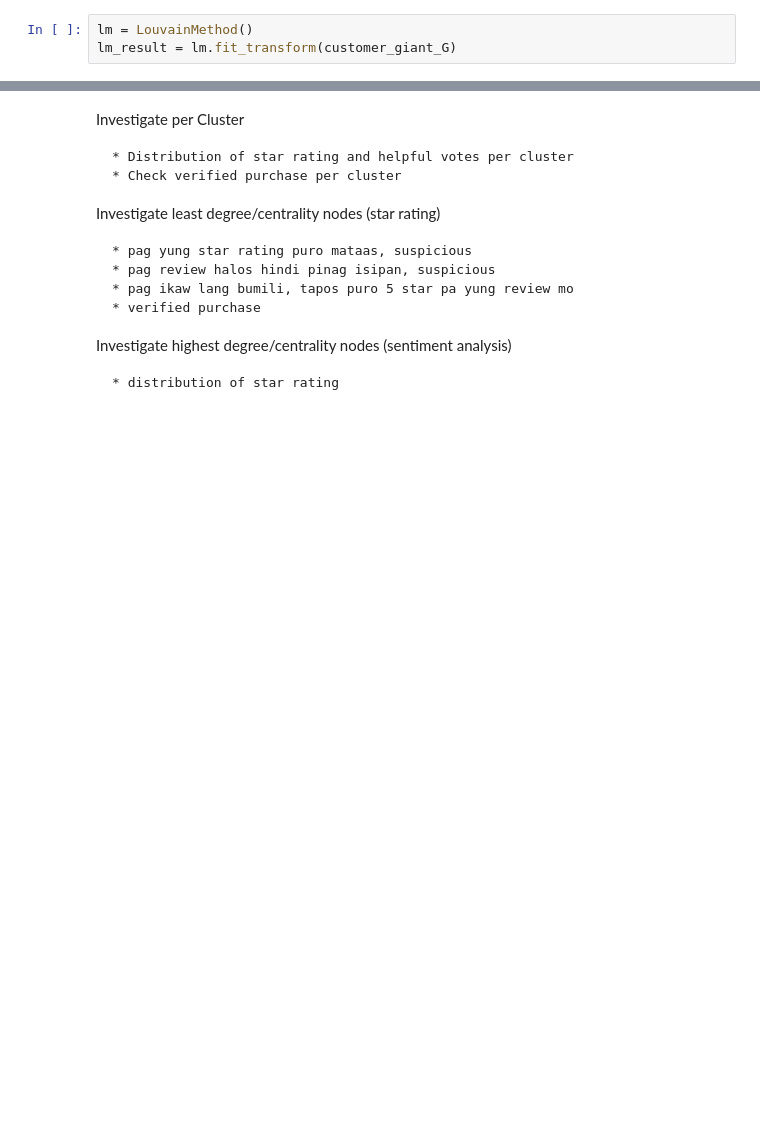
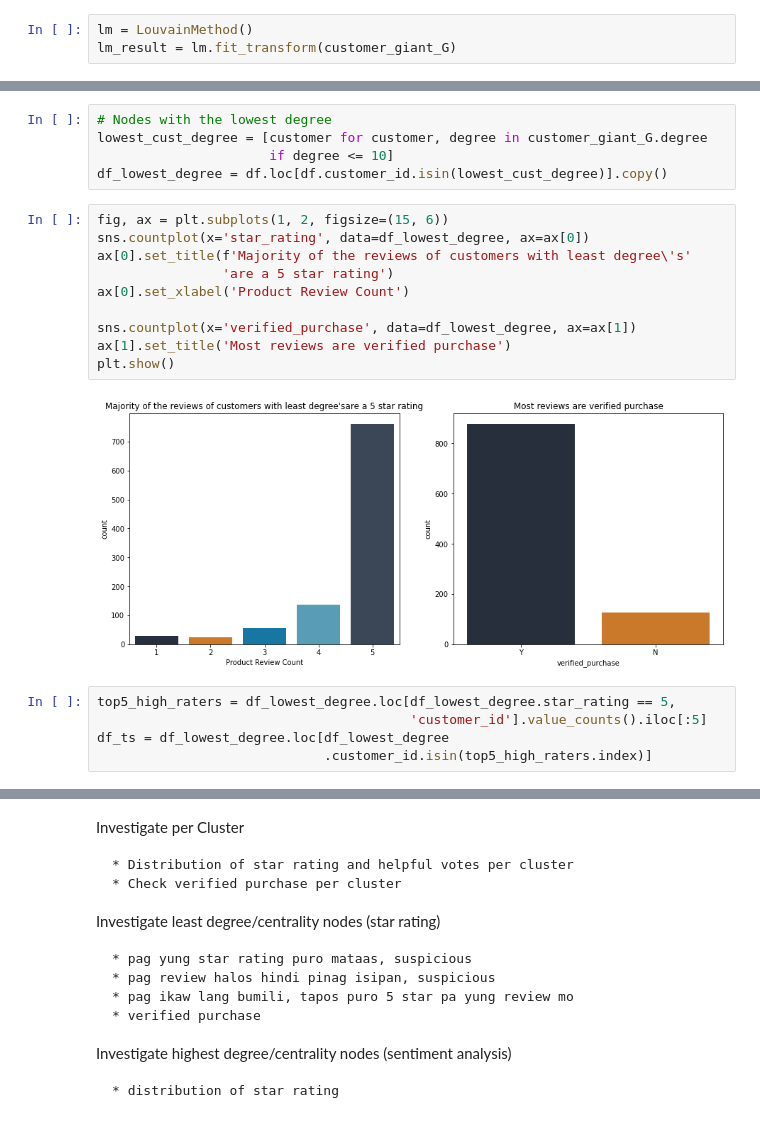
Before and after one commit to abeljoshua20/Amazon-Customer-Review-Network-Analysis, a Jupyter notebook: Final Project.ipynb, the cells around one changed output, grey strips where cells are left out. Drawn from its saved outputs; the diff is of its cells as text; blank space fills up the shorter version.

Commit message:
Least degree node analysis

```diff
--- a/Final Project.ipynb
+++ b/Final Project.ipynb
@@ -662,0 +654,22 @@ df.head()
+# %%
+# Nodes with the lowest degree
+lowest_cust_degree = [customer for customer, degree in customer_giant_G.degree
+                      if degree <= 10]
+df_lowest_degree = df.loc[df.customer_id.isin(lowest_cust_degree)].copy()
+# %%
+fig, ax = plt.subplots(1, 2, figsize=(15, 6))
+sns.countplot(x='star_rating', data=df_lowest_degree, ax=ax[0])
+ax[0].set_title(f'Majority of the reviews of customers with least degree\'s'
+                'are a 5 star rating')
+ax[0].set_xlabel('Product Review Count')
+
+sns.countplot(x='verified_purchase', data=df_lowest_degree, ax=ax[1])
+ax[1].set_title('Most reviews are verified purchase')
+plt.show()
+# %% [output]
+[figure, added]
+# %%
+top5_high_raters = df_lowest_degree.loc[df_lowest_degree.star_rating == 5,
+                                        'customer_id'].value_counts().iloc[:5]
+df_ts = df_lowest_degree.loc[df_lowest_degree
+                             .customer_id.isin(top5_high_raters.index)]
```
Also changed, not shown: parts of 13 cells of this notebook.
